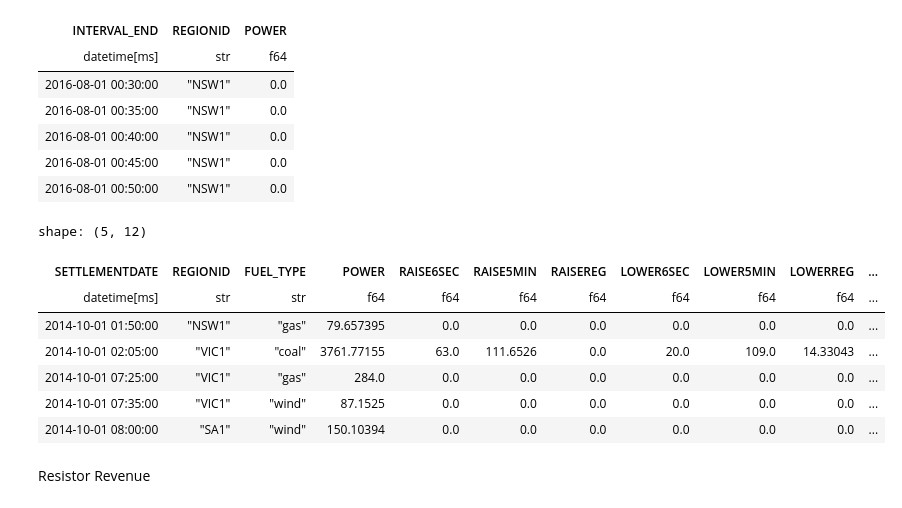
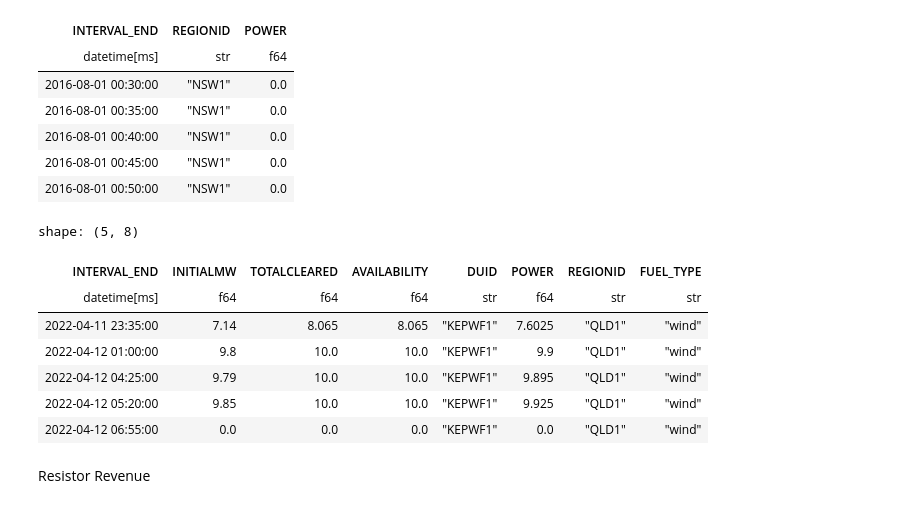
Before and after one commit to mdavis-xyz/masters-thesis, a Jupyter notebook: capture-price-ratio/capture-ratio.ipynb, the cells around one changed output. Drawn from its saved outputs; the diff is of its cells as text; code cells hidden in the pictures.

```diff
--- a/capture-price-ratio/capture-ratio.ipynb
+++ b/capture-price-ratio/capture-ratio.ipynb
@@ -23,7 +25,9 @@ nemosis_data_cache = "/home/matthew/Data/nemosis/"
 aggregated_data_cache = os.path.join(data_cache, "02_aggregated")
 sorted_data_cache = os.path.join(data_cache, "03_sorted_compacted")
 sorted_rooftop_path = os.path.join(sorted_data_cache, "ROOFTOP_PV_ACTUAL.parquet")
-dispatchload_dedup = os.path.join(data_cache, "04_dispatchload_dedup.parquet")
+dispatchload_dup_partitioned = os.path.join(data_cache, "05_dispatchload_duplicated_partitioned")
+dispatchload_dedup_partitioned = os.path.join(data_cache, "06_dispatchload_deduplicated_partitioned")
+dispatchload_dedup = os.path.join(data_cache, "07_dispatchload_dedup_compact.parquet")
 results_dir = os.path.join(data_cache, "99_results")
 table_names = ["TRADINGPRICE", "DISPATCHPRICE", "DISPATCHLOAD", "ROOFTOP_PV_ACTUAL"]
 # %%
@@ -403,20 +508,27 @@ shape: (5, 3)
 | 2016-08-01 00:45:00 | "NSW1" | 0.0 |
 | 2016-08-01 00:50:00 | "NSW1" | 0.0 |
 # %%
-source_path = os.path.join(sorted_data_cache, "DISPATCHLOAD.parquet")
+source_path = dispatchload_dedup
 
-dispatchload = pl.scan_parquet(source_path, low_memory=True)
+dispatchload = (
+    pl.scan_parquet(source_path, low_memory=True)
+    .rename({"SETTLEMENTDATE": "INTERVAL_END"})
+    .with_columns(
+        pl.mean_horizontal("INITIALMW", "TOTALCLEARED").alias("POWER")
+    )
+    .join(static, on="DUID")
+)
 assert "INTERVENTION" not in dispatchload.collect_schema()
-dispatchload.head().collect()
+dispatchload.head().collect(engine="streaming")
 # %% [output]
-shape: (5, 12)
+shape: (5, 8)
-| SETTLEMENTDATE | REGIONID | FUEL_TYPE | POWER | RAISE6SEC | RAISE5MIN | RAISEREG | LOWER6SEC | LOWER5MIN | LOWERREG | ... |
-| datetime[ms] | str | str | f64 | f64 | f64 | f64 | f64 | f64 | f64 | ... |
-| 2014-10-01 01:50:00 | "NSW1" | "gas" | 79.657395 | 0.0 | 0.0 | 0.0 | 0.0 | 0.0 | 0.0 | ... |
-| 2014-10-01 02:05:00 | "VIC1" | "coal" | 3761.77155 | 63.0 | 111.6526 | 0.0 | 20.0 | 109.0 | 14.33043 | ... |
-| 2014-10-01 07:25:00 | "VIC1" | "gas" | 284.0 | 0.0 | 0.0 | 0.0 | 0.0 | 0.0 | 0.0 | ... |
-| 2014-10-01 07:35:00 | "VIC1" | "wind" | 87.1525 | 0.0 | 0.0 | 0.0 | 0.0 | 0.0 | 0.0 | ... |
-| 2014-10-01 08:00:00 | "SA1" | "wind" | 150.10394 | 0.0 | 0.0 | 0.0 | 0.0 | 0.0 | 0.0 | ... |
+| INTERVAL_END | INITIALMW | TOTALCLEARED | AVAILABILITY | DUID | POWER | REGIONID | FUEL_TYPE |
+| datetime[ms] | f64 | f64 | f64 | str | f64 | str | str |
+| 2022-04-11 23:35:00 | 7.14 | 8.065 | 8.065 | "KEPWF1" | 7.6025 | "QLD1" | "wind" |
+| 2022-04-12 01:00:00 | 9.8 | 10.0 | 10.0 | "KEPWF1" | 9.9 | "QLD1" | "wind" |
+| 2022-04-12 04:25:00 | 9.79 | 10.0 | 10.0 | "KEPWF1" | 9.895 | "QLD1" | "wind" |
+| 2022-04-12 05:20:00 | 9.85 | 10.0 | 10.0 | "KEPWF1" | 9.925 | "QLD1" | "wind" |
+| 2022-04-12 06:55:00 | 0.0 | 0.0 | 0.0 | "KEPWF1" | 0.0 | "QLD1" | "wind" |
 # %% [markdown]
 Resistor Revenue
 # %%
```
Also changed, not shown: parts of 29 cells of this notebook.
